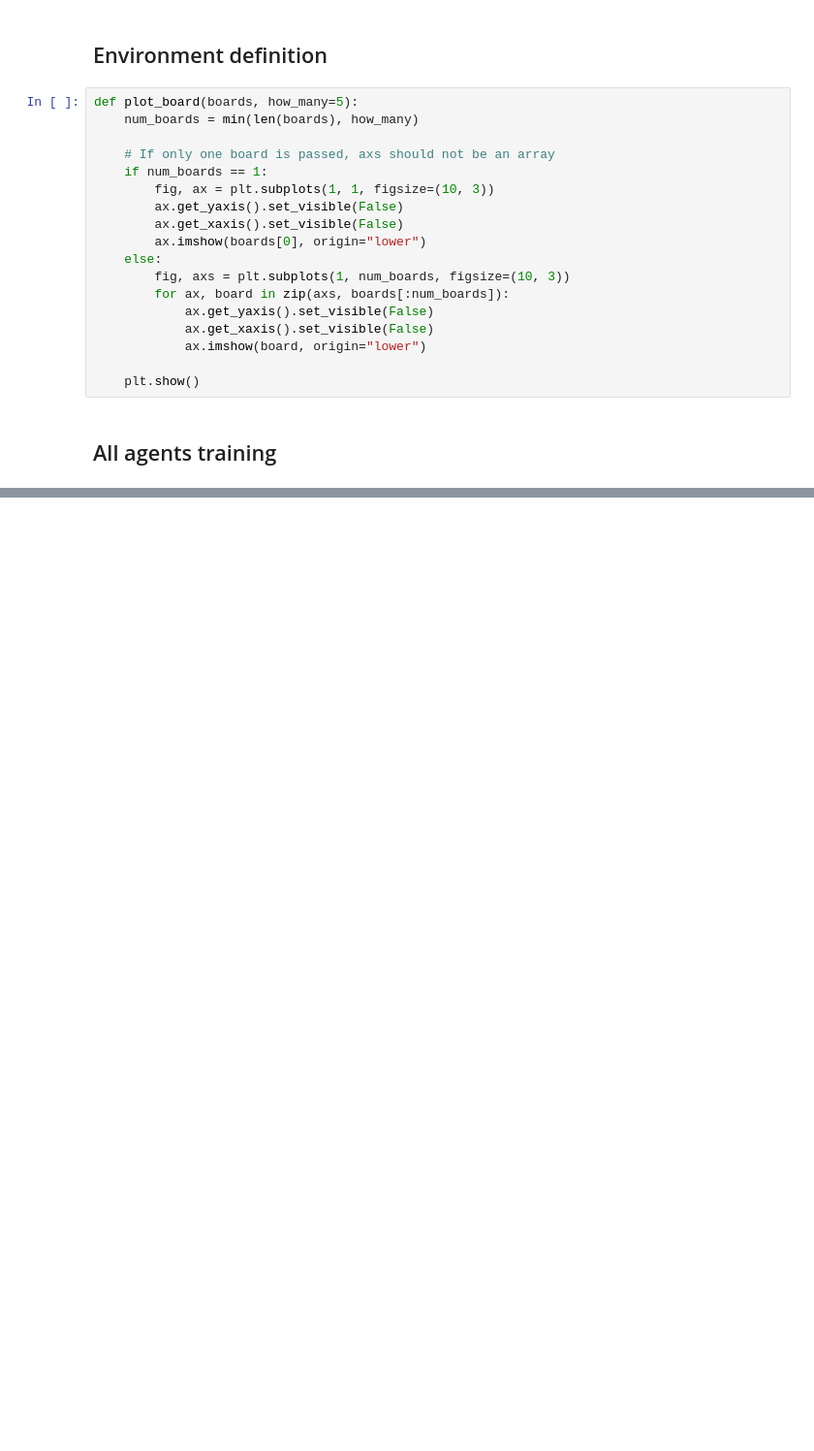
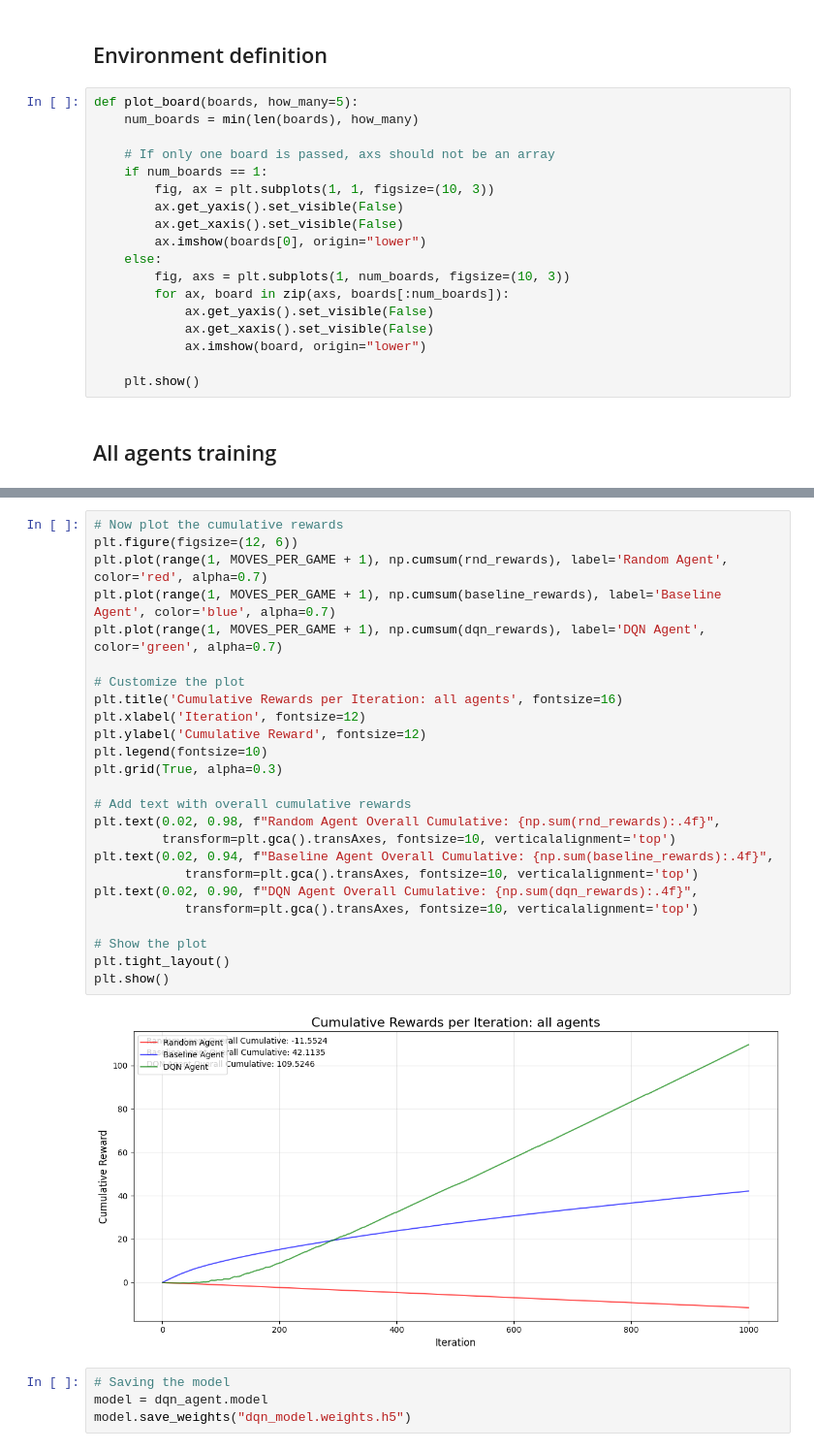
Before and after one commit to gp-1108/snake_rl, a Jupyter notebook: main.ipynb, the cells around one changed output, grey strips where cells are left out. Shown at 97% size. Cells and saved outputs as stored; diff of their text form; blank space fills up the shorter version.

```diff
--- a/main.ipynb
+++ b/main.ipynb
@@ -168,0 +180,31 @@ plt.show()
+# %%
+# Now plot the cumulative rewards
+plt.figure(figsize=(12, 6))
+plt.plot(range(1, MOVES_PER_GAME + 1), np.cumsum(rnd_rewards), label='Random Agent', color='red', alpha=0.7)
+plt.plot(range(1, MOVES_PER_GAME + 1), np.cumsum(baseline_rewards), label='Baseline Agent', color='blue', alpha=0.7)
+plt.plot(range(1, MOVES_PER_GAME + 1), np.cumsum(dqn_rewards), label='DQN Agent', color='green', alpha=0.7)
+
+# Customize the plot
+plt.title('Cumulative Rewards per Iteration: all agents', fontsize=16)
+plt.xlabel('Iteration', fontsize=12)
+plt.ylabel('Cumulative Reward', fontsize=12)
+plt.legend(fontsize=10)
+plt.grid(True, alpha=0.3)
+
+# Add text with overall cumulative rewards
+plt.text(0.02, 0.98, f"Random Agent Overall Cumulative: {np.sum(rnd_rewards):.4f}",
+         transform=plt.gca().transAxes, fontsize=10, verticalalignment='top')
+plt.text(0.02, 0.94, f"Baseline Agent Overall Cumulative: {np.sum(baseline_rewards):.4f}",
+            transform=plt.gca().transAxes, fontsize=10, verticalalignment='top')
+plt.text(0.02, 0.90, f"DQN Agent Overall Cumulative: {np.sum(dqn_rewards):.4f}",
+            transform=plt.gca().transAxes, fontsize=10, verticalalignment='top')
+
+# Show the plot
+plt.tight_layout()
+plt.show()
+# %% [output]
+[figure, added]
+# %%
+# Saving the model
+model = dqn_agent.model
+model.save_weights("dqn_model.weights.h5")
```
Also changed, not shown: parts of 7 cells of this notebook, 2 other files.
